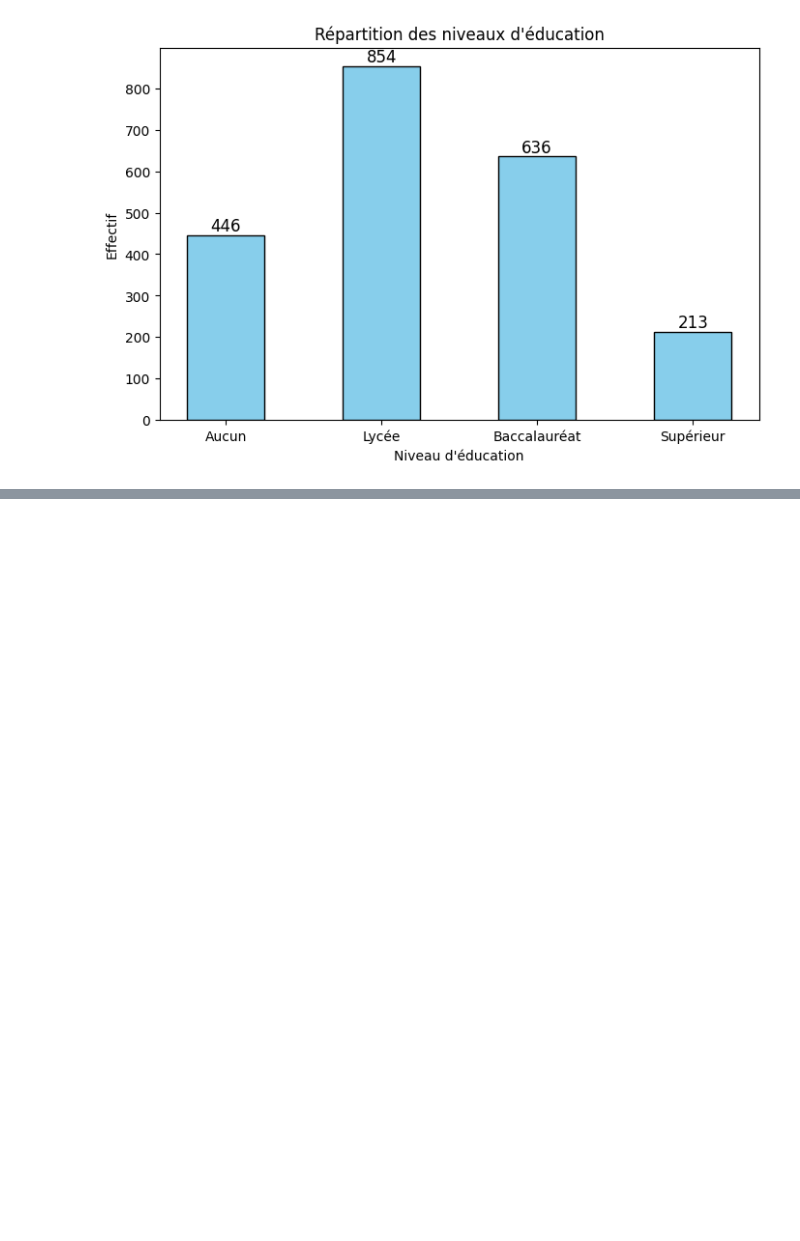
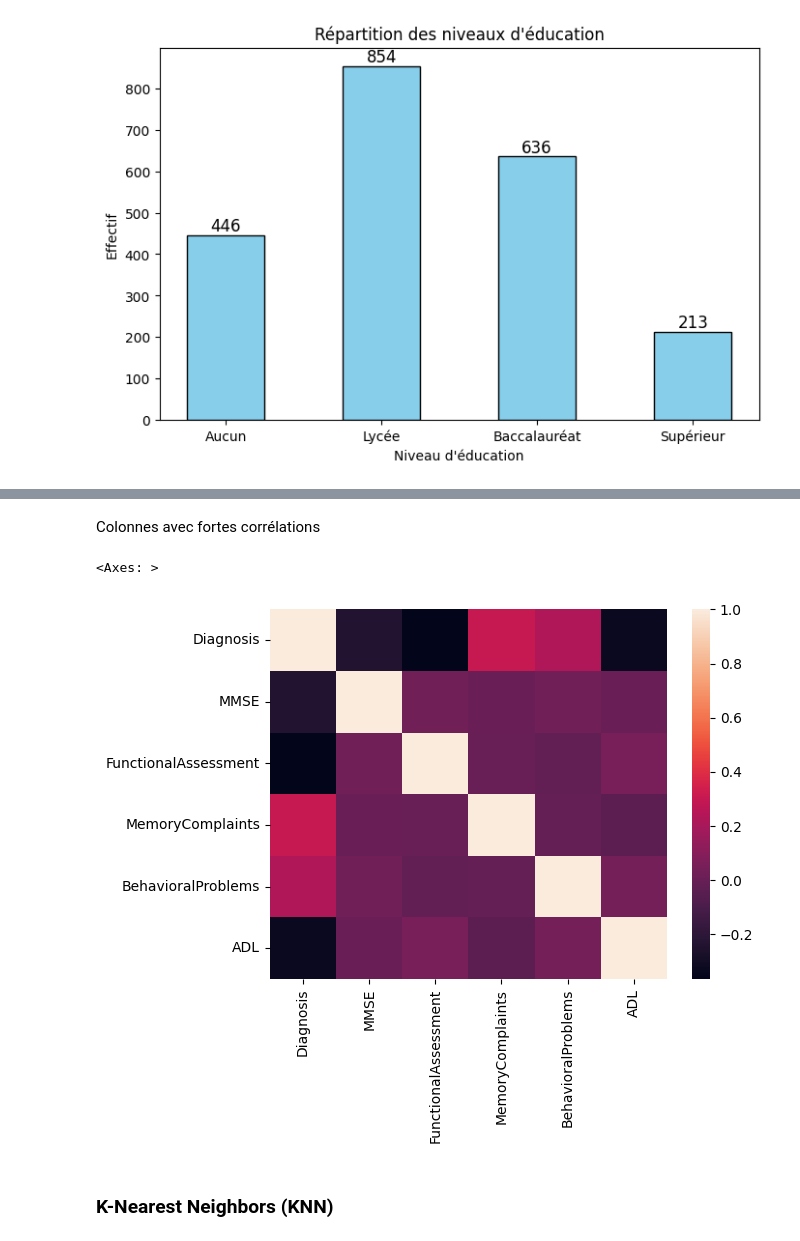
Before and after one commit to Mezouarch/Projet-data-IA, a Jupyter notebook: projet_data_alzheimer.ipynb, the cells around one changed output, grey strips where cells are left out. Drawn from its saved outputs; the diff is of its cells as text; code cells hidden in the pictures; blank space fills up the shorter version.

```diff
--- a/projet_data_alzheimer.ipynb
+++ b/projet_data_alzheimer.ipynb
@@ -270,0 +307,10 @@ plt.show()
+# %% [markdown]
+Colonnes avec fortes corrélations
+# %%
+df_heatmap = df_cleaned[['Diagnosis', 'MMSE', 'FunctionalAssessment', 'MemoryComplaints', 'BehavioralProblems', 'ADL']]
+sns.heatmap(df_heatmap.corr())
+# %% [output]
+<Axes: >
+[figure, added]
+# %% [markdown]
+### K-Nearest Neighbors (KNN)
```
Also changed, not shown: parts of 24 cells of this notebook.
